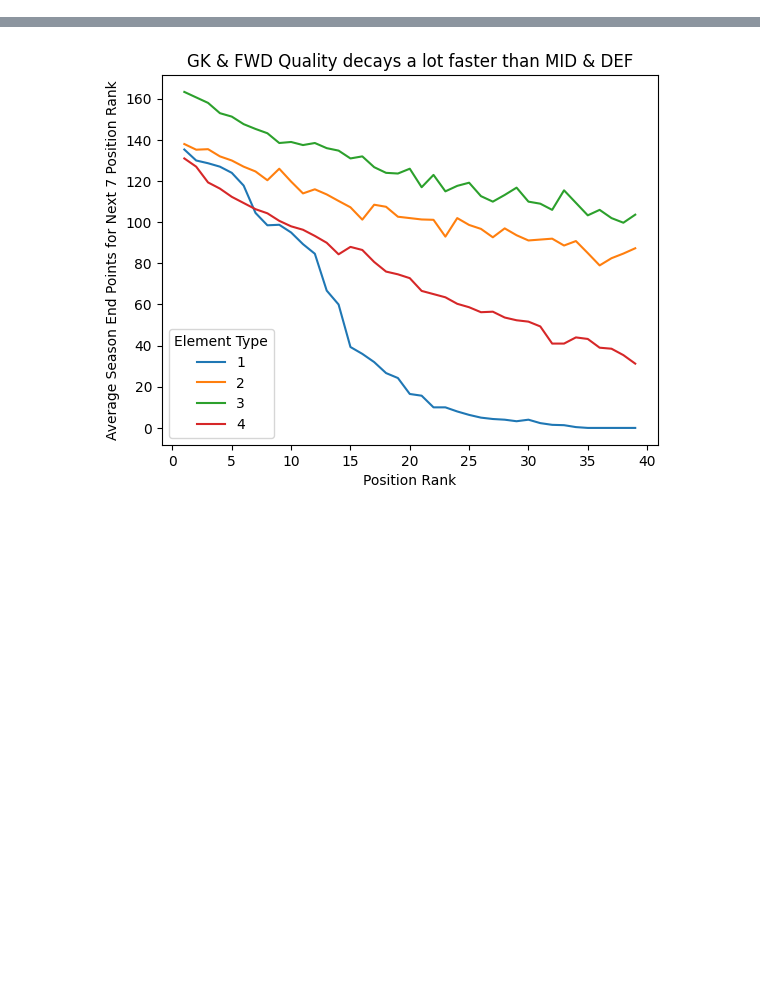
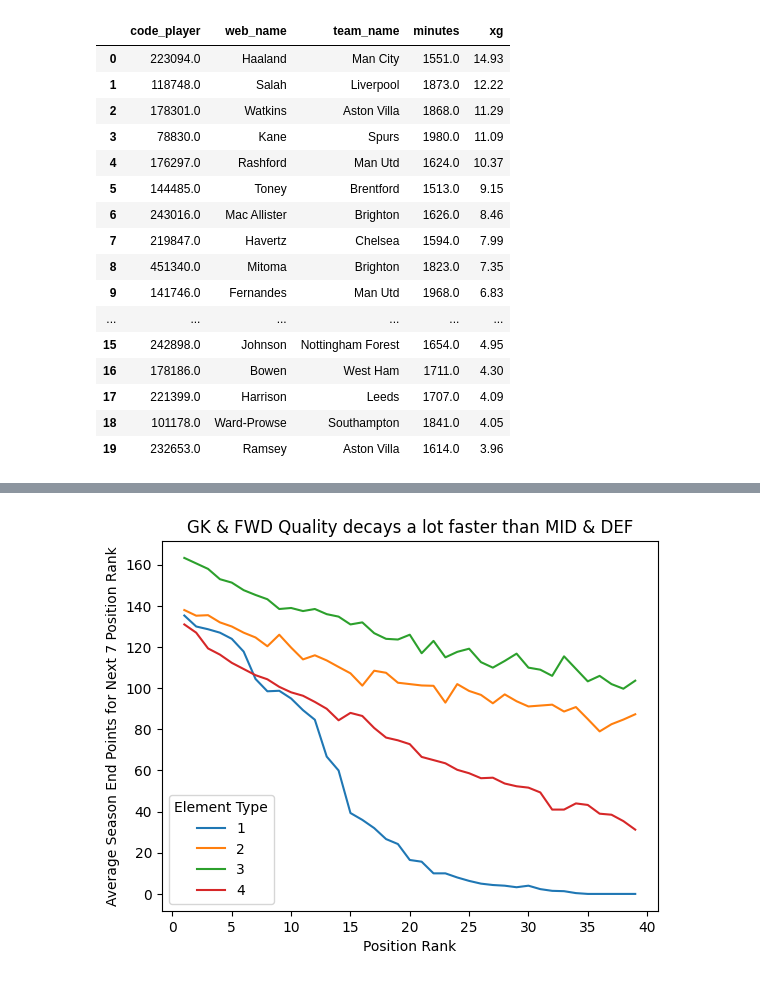
Before and after one commit to chrisimpacts/FPL-Data-Analysis, a Jupyter notebook: FPL_Analysis_UsingPSQL.ipynb, the cells around one changed output, grey strips where cells are left out. Drawn from its saved outputs; the diff is of its cells as text; code cells hidden in the pictures; blank space fills up the shorter version.

```diff
--- a/FPL_Analysis_UsingPSQL.ipynb
+++ b/FPL_Analysis_UsingPSQL.ipynb
@@ -20,10 +20,16 @@ conn.autocommit = True  # read documentation understanding when to Use & NOT use
 #fpl
 fpl_raw = pd.read_csv("C:/Users/chris/Documents/Coding/python/projects/FPL/FPL_data_ouput/fpl_gw_allyears_updated.csv")
 print(list(fpl_raw.columns))
-fpl = fpl_raw[['code_player','web_name','now_cost','team_name','element_type','season','round','fixture','kickoff_time','was_home','opp_team_name','team_h_score','team_a_score','total_points_gw','minutes_gw','goals_scored_gw','assists_gw','expected_goals_gw', 'expected_assists_gw', 'expected_goal_involvements_gw','news','fpl_fixture_merge_code']]
+fpl = fpl_raw[['code_player','web_name','now_cost','team_name','element_type','season','round','fixture','kickoff_time','was_home','opp_team_name','team_h_score','team_a_score','total_points_gw','minutes_gw','goals_conceded_gw','goals_scored_gw','assists_gw','expected_goals_gw', 'expected_assists_gw', 'expected_goal_involvements_gw','expected_goals_conceded_gw','expected_goals_conceded_per_90','news','fpl_fixture_merge_code']]
 new_raw = pd.read_csv("C:/Users/chris/Documents/Coding/python/projects/FPL/FPL_data_ouput/Player_Summary.csv")
 print(list(new_raw.columns))
 new = new_raw[['code','now_cost']]
+#fbref
+fbref_raw = pd.read_csv("data/fbrefdata_OOP_updated.csv")
+codes = pd.read_csv('data/2022_IDs.csv')[['FPL code','fbref ID']]
+fbref_raw = fbref_raw.merge(codes,how='left',left_on='code',right_on='fbref ID').rename(columns={'FPL code':'FPL_code','fbref ID':'fbref_ID'})
+print(list(fbref_raw.columns))
+fbref =  fbref_raw[['code','date','season','name','comp','round','venue','team','opponent','minutes','goals','pens_made','xg','npxg','assists','xg_assist','pass_xa','FPL_code']]
 #spi
 spi_raw = pd.read_csv('C:/Users/chris/Documents/Coding/python/projects/FPL/FPL_data_ouput/spi_gw_all_years.csv')
 print(list(spi_raw.columns))
@@ -154,6 +188,11 @@ with conn.cursor() as cur:
     cur.execute(query)
 
 query = """ALTER TABLE new
+            ADD COLUMN id serial PRIMARY KEY;"""
+with conn.cursor() as cur:
+    cur.execute(query)
+
+query = """ALTER TABLE fbref
             ADD COLUMN id serial PRIMARY KEY;"""
 with conn.cursor() as cur:
     cur.execute(query)
@@ -170,3 +372,44 @@ with conn.cursor() as cur:
+# %%
+#Get season wide finishing quality for 2023
+
+query = """
+        SELECT
+            fpl.code_player,
+            web_name,
+            team_name,
+            sum(minutes_gw) as minutes,
+            sum(expected_goals_gw) as xg
+        FROM fpl
+        WHERE season = '20222023'
+            AND kickoff_time >= '2023-01-01'
+        GROUP BY fpl.code_player, web_name, team_name
+        HAVING sum(minutes_gw) > 1500
+        ORDER BY sum(expected_goals_gw) DESC
+        LIMIT 20
+        ;
+        """
+
+with conn.cursor() as cur:
+    dat = pd.read_sql_query(query, conn)
+dat
+# %% [output]
+|  | code_player | web_name | team_name | minutes | xg |
+| 0 | 223094.0 | Haaland | Man City | 1551.0 | 14.93 |
+| 1 | 118748.0 | Salah | Liverpool | 1873.0 | 12.22 |
+| 2 | 178301.0 | Watkins | Aston Villa | 1868.0 | 11.29 |
+| 3 | 78830.0 | Kane | Spurs | 1980.0 | 11.09 |
+| 4 | 176297.0 | Rashford | Man Utd | 1624.0 | 10.37 |
+| 5 | 144485.0 | Toney | Brentford | 1513.0 | 9.15 |
+| 6 | 243016.0 | Mac Allister | Brighton | 1626.0 | 8.46 |
+| 7 | 219847.0 | Havertz | Chelsea | 1594.0 | 7.99 |
+| 8 | 451340.0 | Mitoma | Brighton | 1823.0 | 7.35 |
+| 9 | 141746.0 | Fernandes | Man Utd | 1968.0 | 6.83 |
+| ... | ... | ... | ... | ... | ... |
+| 15 | 242898.0 | Johnson | Nottingham Forest | 1654.0 | 4.95 |
+| 16 | 178186.0 | Bowen | West Ham | 1711.0 | 4.30 |
+| 17 | 221399.0 | Harrison | Leeds | 1707.0 | 4.09 |
+| 18 | 101178.0 | Ward-Prowse | Southampton | 1841.0 | 4.05 |
+| 19 | 232653.0 | Ramsey | Aston Villa | 1614.0 | 3.96 |
 # %%
 #Get season wide finishing quality for 2023
 
```
Also changed, not shown: parts of 7 cells of this notebook, 8 other files.
